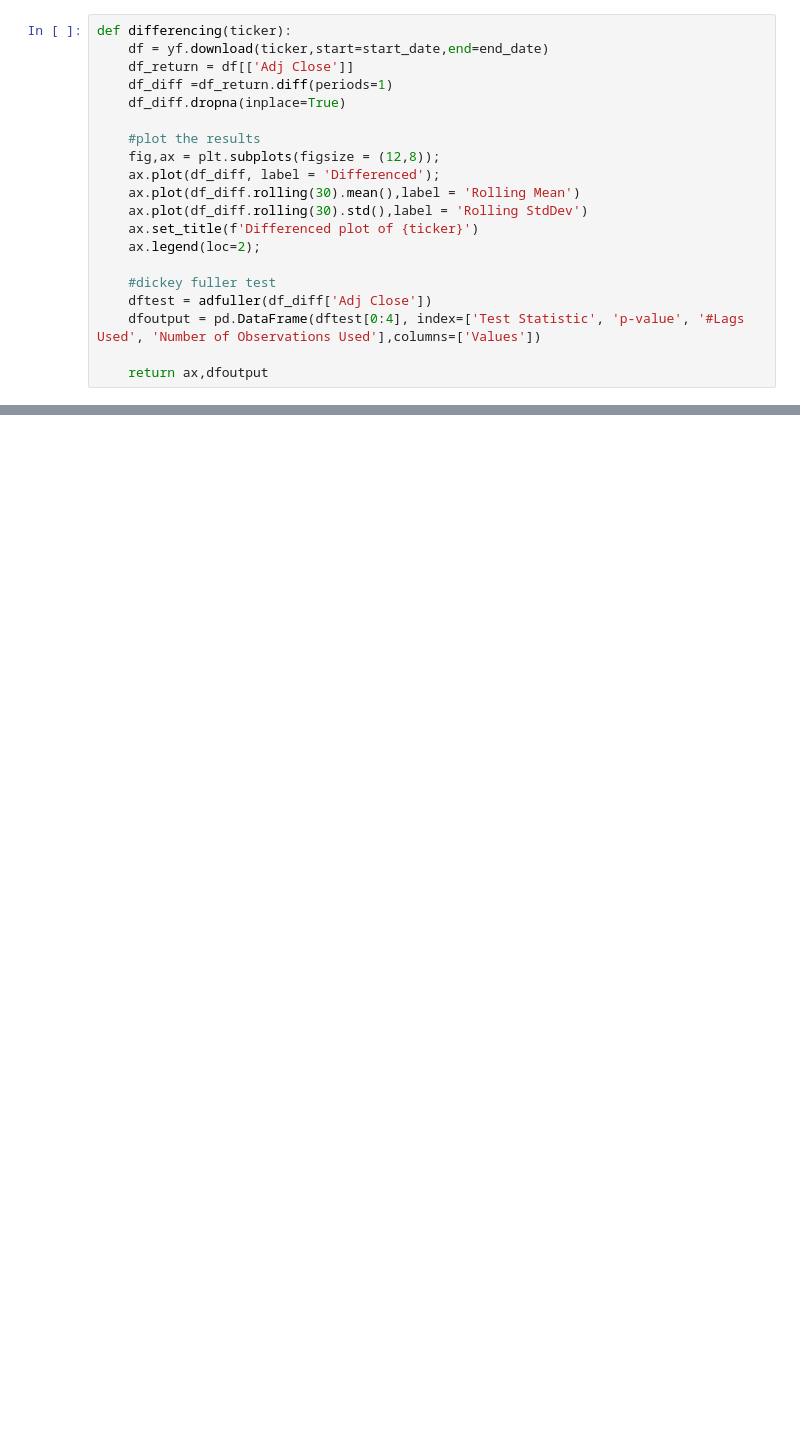
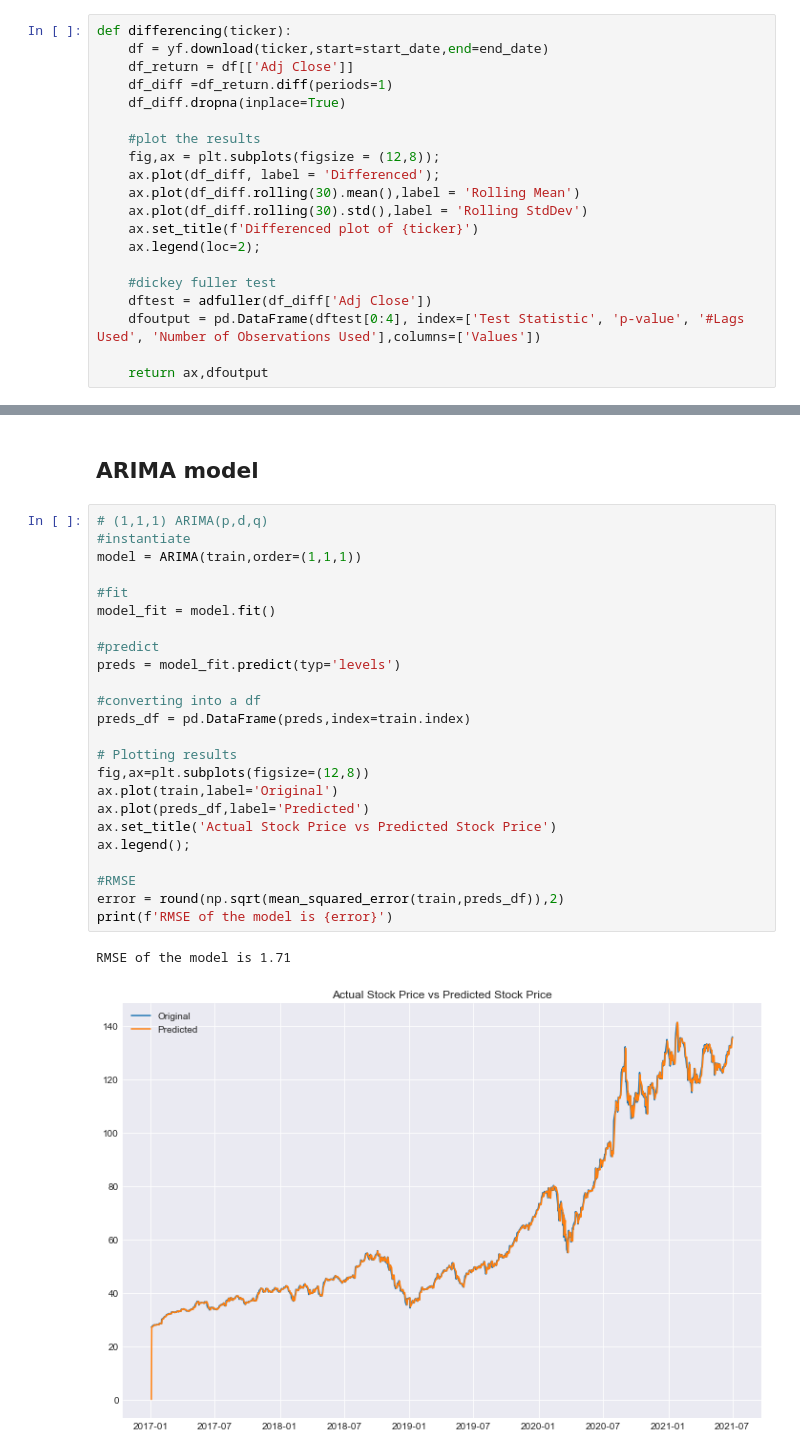
Before and after one commit to rahulakrish/portfolio_builder, a Jupyter notebook: notebook.ipynb, the cells around one changed output, grey strips where cells are left out. Cells and saved outputs as stored; diff of their text form; blank space fills up the shorter version.

```diff
--- a/notebook.ipynb
+++ b/notebook.ipynb
@@ -244 +265,30 @@ test = df[cutoff:]
+# %% [markdown]
+## ARIMA model
+# %%
+# (1,1,1) ARIMA(p,d,q)
+#instantiate
+model = ARIMA(train,order=(1,1,1))
+
+#fit
+model_fit = model.fit()
+
+#predict
+preds = model_fit.predict(typ='levels')
+
+#converting into a df
+preds_df = pd.DataFrame(preds,index=train.index)
+
+# Plotting results
+fig,ax=plt.subplots(figsize=(12,8))
+ax.plot(train,label='Original')
+ax.plot(preds_df,label='Predicted')
+ax.set_title('Actual Stock Price vs Predicted Stock Price')
+ax.legend();
+
+#RMSE
+error = round(np.sqrt(mean_squared_error(train,preds_df)),2)
+print(f'RMSE of the model is {error}')
+# %% [output]
+RMSE of the model is 1.71
+[figure, added]
 # %% [markdown]
```
Also changed, not shown: parts of 37 cells of this notebook.
